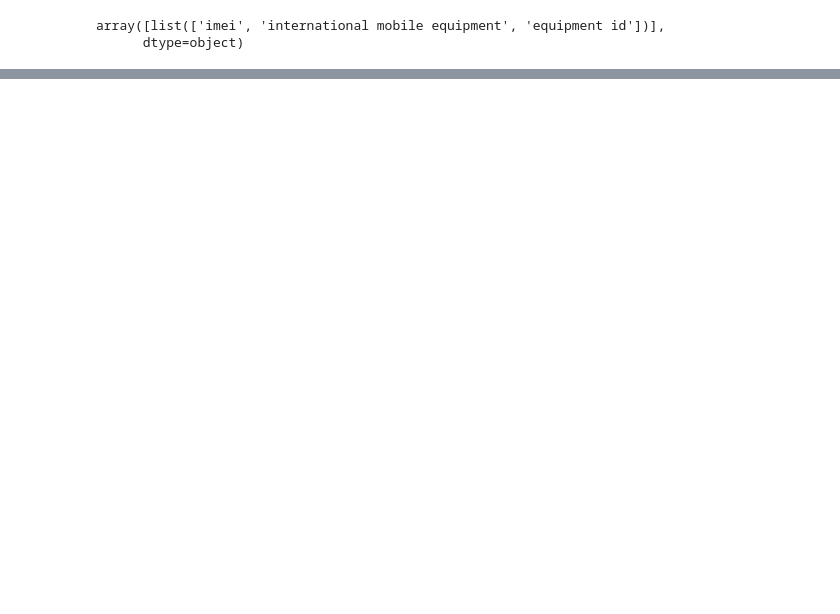
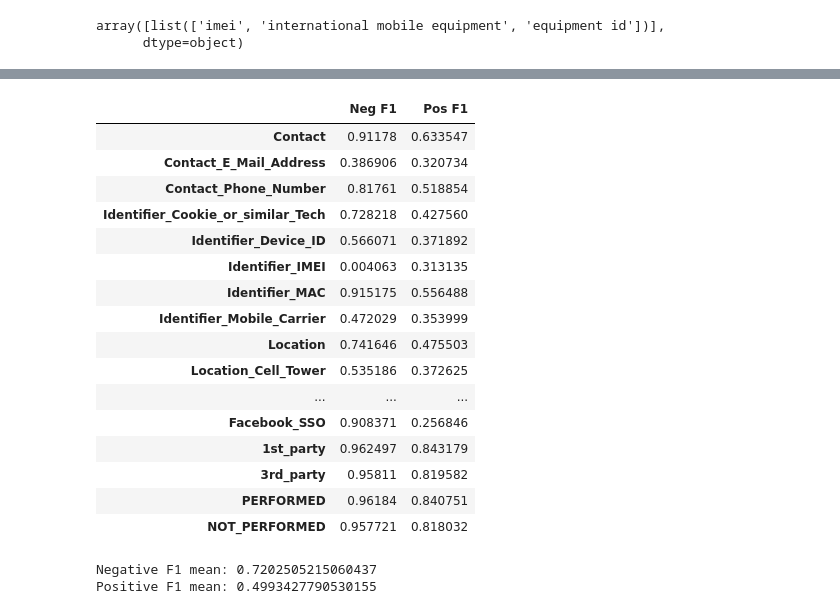
Before and after one commit to calhinchcliffe/nlp_privacy_policies, a Jupyter notebook: callum_hinchcliffe_privacy_policy_classification/5_modelling_pipeline.ipynb, the cells around one changed output, grey strips where cells are left out. Cells and saved outputs as stored; diff of their text form; code cells hidden in the pictures; blank space fills up the shorter version.

```diff
--- a/callum_hinchcliffe_privacy_policy_classification/5_modelling_pipeline.ipynb
+++ b/callum_hinchcliffe_privacy_policy_classification/5_modelling_pipeline.ipynb
@@ -642,9 +773,0 @@ dtype: object
-# %%
-# take the classifiers as the index for our model results df
-f1s_no_sf = pd.DataFrame(second_results_no_sf, columns=["Neg F1"]).copy()
-
-# then populate the dataframe with F1 scores by reference to the 'initial_model_results' series.
-# the initial_model_results series stores the actual and predicted y-values in the form [model_object, true_y, predicted_y]
-for index in f1s_no_sf.index:
-    f1s_no_sf.loc[index, "Neg F1"] = f1_score(second_results_no_sf[index][1].copy(), second_results_no_sf[index][2].copy(), pos_label=0)
-    f1s_no_sf.loc[index, "Pos F1"] = f1_score(second_results_no_sf[index][1].copy(), second_results_no_sf[index][2].copy(), pos_label=1)
@@ -724,0 +831,34 @@ f1_score(testingproblem["Contact_E_Mail_Address"][1].copy(), testingproblem["Con
+# %%
+final_model_results = pd.read_pickle("objects/most_recent_model_results.pkl")
+# %%
+# take the classifiers as the index for our model results df
+final_f1s = pd.DataFrame(final_model_results, columns=["Neg F1"]).copy()
+
+# then populate the dataframe with F1 scores by reference to the 'initial_model_results' series.
+# the initial_model_results series stores the actual and predicted y-values in the form [model_object, true_y, predicted_y]
+for index in final_f1s.index:
+    final_f1s.loc[index, "Neg F1"] = f1_score(final_model_results[index][1].copy(), final_model_results[index][2].copy(), pos_label=0)
+    final_f1s.loc[index, "Pos F1"] = f1_score(final_model_results[index][1].copy(), final_model_results[index][2].copy(), pos_label=1)
+display(final_f1s)
+print(f"Negative F1 mean: {final_f1s['Neg F1'].mean()}")
+print(f"Positive F1 mean: {final_f1s['Pos F1'].mean()}")
+# %% [output]
+|  | Neg F1 | Pos F1 |
+| Contact | 0.91178 | 0.633547 |
+| Contact_E_Mail_Address | 0.386906 | 0.320734 |
+| Contact_Phone_Number | 0.81761 | 0.518854 |
+| Identifier_Cookie_or_similar_Tech | 0.728218 | 0.427560 |
+| Identifier_Device_ID | 0.566071 | 0.371892 |
+| Identifier_IMEI | 0.004063 | 0.313135 |
+| Identifier_MAC | 0.915175 | 0.556488 |
+| Identifier_Mobile_Carrier | 0.472029 | 0.353999 |
+| Location | 0.741646 | 0.475503 |
+| Location_Cell_Tower | 0.535186 | 0.372625 |
+| ... | ... | ... |
+| Facebook_SSO | 0.908371 | 0.256846 |
+| 1st_party | 0.962497 | 0.843179 |
+| 3rd_party | 0.95811 | 0.819582 |
+| PERFORMED | 0.96184 | 0.840751 |
+| NOT_PERFORMED | 0.957721 | 0.818032 |
+Negative F1 mean: 0.7202505215060437
+Positive F1 mean: 0.4993427790530155
```
Also changed, not shown: parts of 109 cells of this notebook, 3 other files.
